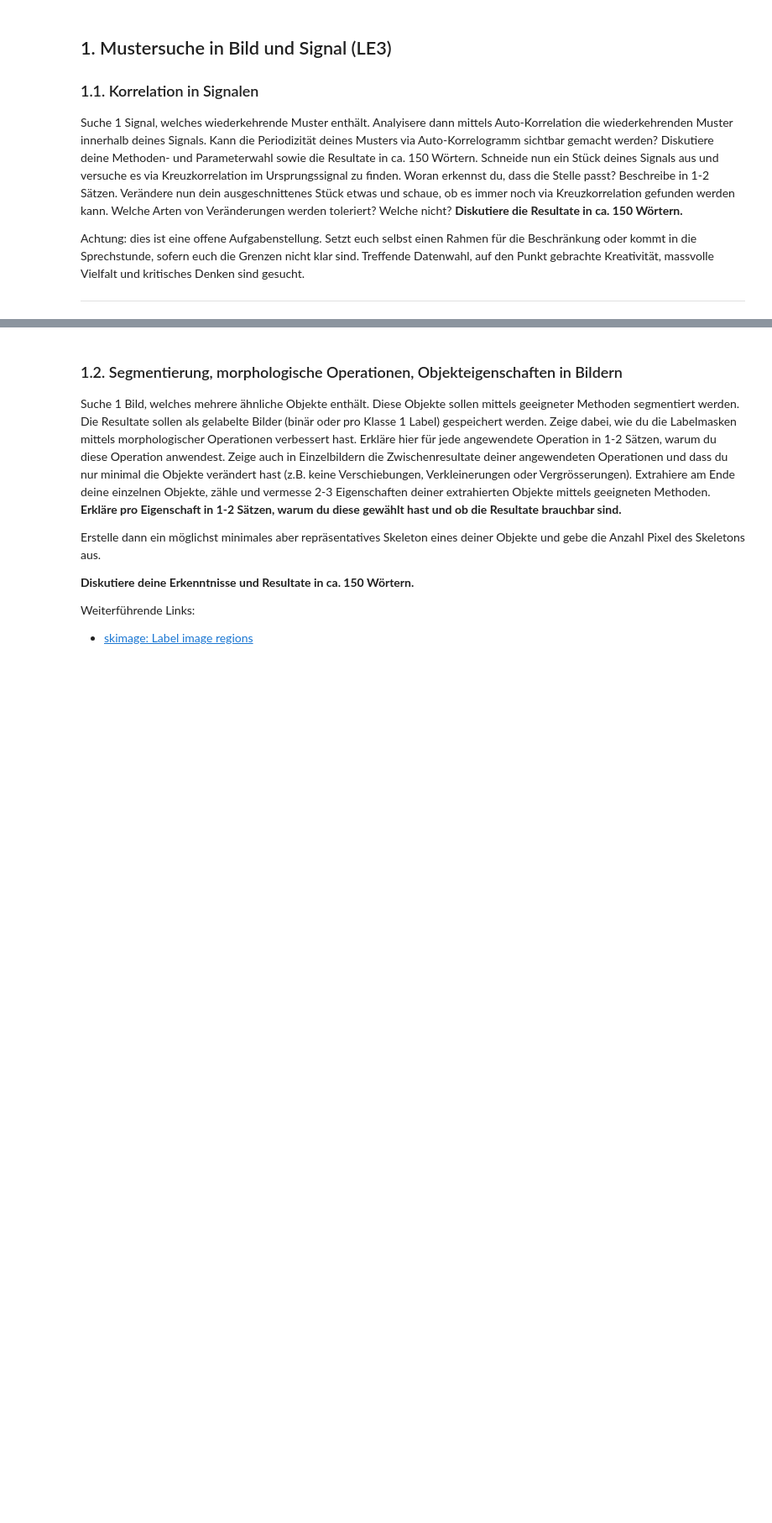
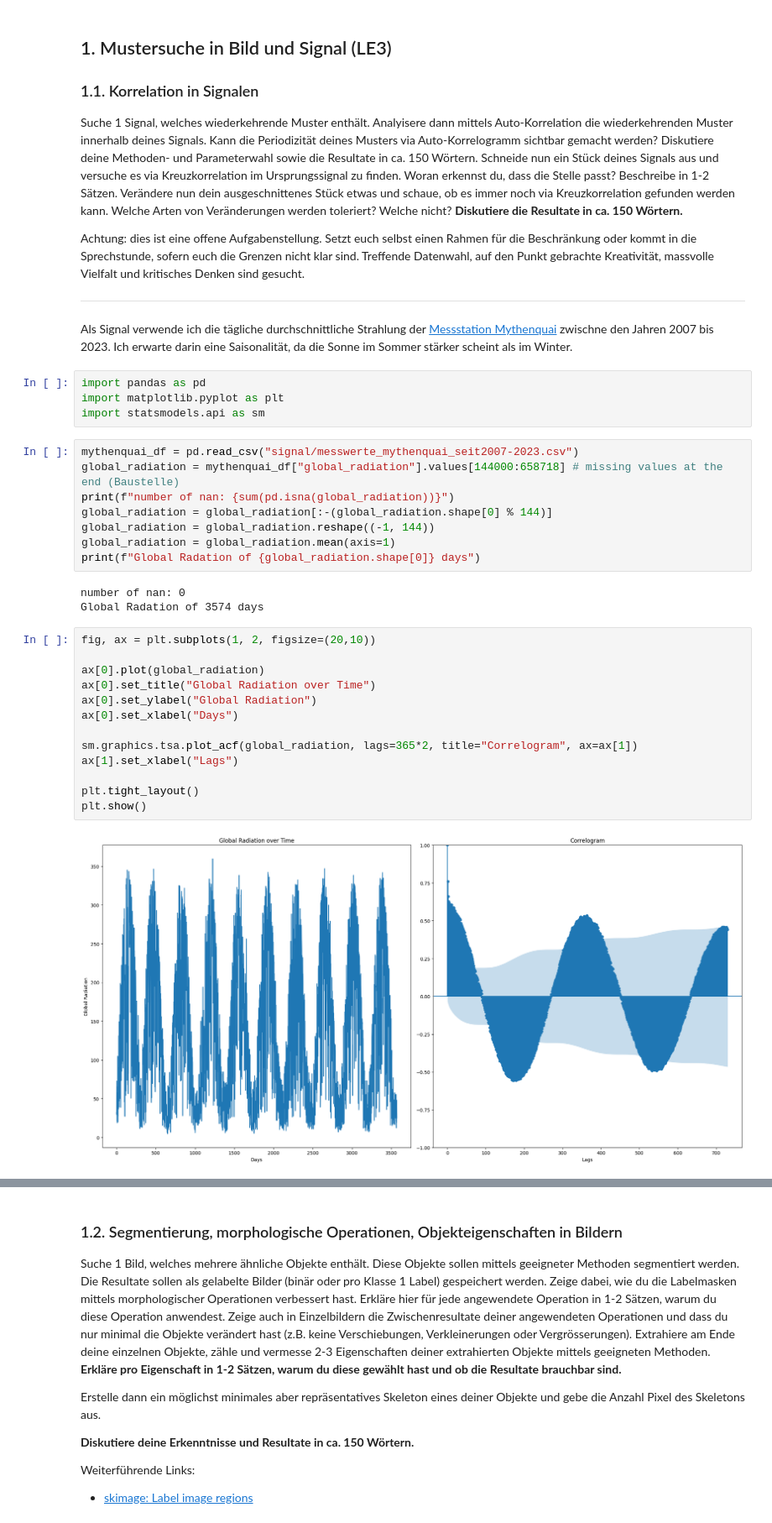
Before and after one commit to florinbarbisch/gbsv, a Jupyter notebook: mc2.ipynb, the cells around one changed output, grey strips where cells are left out. Shown at 84% size. Drawn from its saved outputs; the diff is of its cells as text; blank space fills up the shorter version.

Commit message:
Added: auto-correlogram

```diff
--- a/mc2.ipynb
+++ b/mc2.ipynb
@@ -34,3 +34,35 @@ Schneide nun ein Stück deines Signals aus und versuche es via Kreuzkorrelation
 Achtung: dies ist eine offene Aufgabenstellung. Setzt euch selbst einen Rahmen für die Beschränkung oder kommt in die Sprechstunde, sofern euch die Grenzen nicht klar sind. Treffende Datenwahl, auf den Punkt gebrachte Kreativität, massvolle Vielfalt und kritisches Denken sind gesucht.
 
 ---
+# %% [markdown]
+Als Signal verwende ich die tägliche durchschnittliche Strahlung der [Messstation Mythenquai](https://www.stadt-zuerich.ch/pd/de/index/stadtpolizei_zuerich/gewaesser/wetterstationen_webcam/wetterdaten_mythenquai.html) zwischne den Jahren 2007 bis 2023. Ich erwarte darin eine Saisonalität, da die Sonne im Sommer stärker scheint als im Winter.
+# %%
+import pandas as pd
+import matplotlib.pyplot as plt
+import statsmodels.api as sm
+# %%
+mythenquai_df = pd.read_csv("signal/messwerte_mythenquai_seit2007-2023.csv")
+global_radiation = mythenquai_df["global_radiation"].values[144000:658718] # missing values at the end (Baustelle)
+print(f"number of nan: {sum(pd.isna(global_radiation))}")
+global_radiation = global_radiation[:-(global_radiation.shape[0] % 144)]
+global_radiation = global_radiation.reshape((-1, 144))
+global_radiation = global_radiation.mean(axis=1)
+print(f"Global Radation of {global_radiation.shape[0]} days")
+# %% [output]
+number of nan: 0
+Global Radation of 3574 days
+# %%
+fig, ax = plt.subplots(1, 2, figsize=(20,10))
+
+ax[0].plot(global_radiation)
+ax[0].set_title("Global Radiation over Time")
+ax[0].set_ylabel("Global Radiation")
+ax[0].set_xlabel("Days")
+
+sm.graphics.tsa.plot_acf(global_radiation, lags=365*2, title="Correlogram", ax=ax[1])
+ax[1].set_xlabel("Lags")
+
+plt.tight_layout()
+plt.show()
+# %% [output]
+[figure, added]
```
Also changed, not shown: parts of 1 cell of this notebook, 1 other file.
